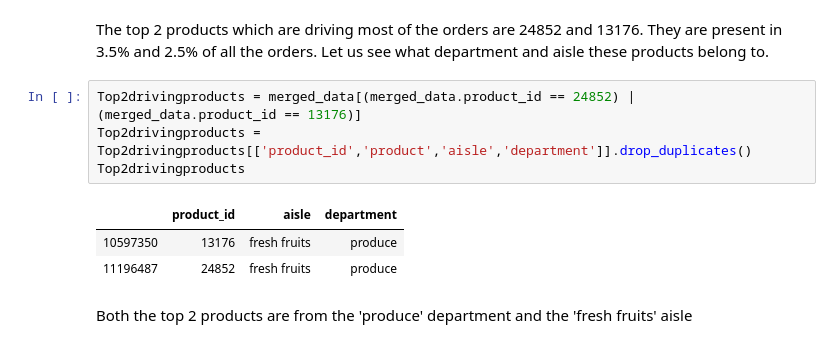
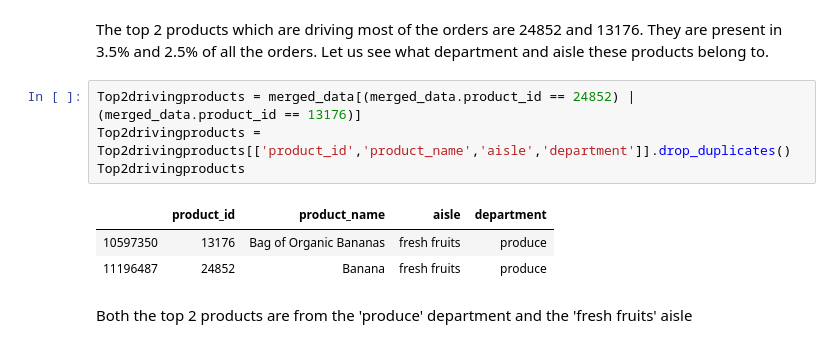
Before and after one commit to yashwanthky/Instacart_Market_Basket_Analysis, a Jupyter notebook: Data_Loading_Exploration.ipynb, the cells around one changed output. Cells and saved outputs as stored; diff of their text form.

```diff
--- a/Data_Loading_Exploration.ipynb
+++ b/Data_Loading_Exploration.ipynb
@@ -334,11 +334,11 @@ plt.title('Top 25 products which are driving orders');
 The top 2 products which are driving most of the orders are 24852 and 13176. They are present in 3.5% and 2.5% of all the orders. Let us see what department and aisle these products belong to.
 # %%
 Top2drivingproducts = merged_data[(merged_data.product_id == 24852) | (merged_data.product_id == 13176)]
-Top2drivingproducts = Top2drivingproducts[['product_id','product','aisle','department']].drop_duplicates()
+Top2drivingproducts = Top2drivingproducts[['product_id','product_name','aisle','department']].drop_duplicates()
 Top2drivingproducts
 # %% [output]
-|  | product_id | aisle | department |
-| 10597350 | 13176 | fresh fruits | produce |
-| 11196487 | 24852 | fresh fruits | produce |
+|  | product_id | product_name | aisle | department |
+| 10597350 | 13176 | Bag of Organic Bananas | fresh fruits | produce |
+| 11196487 | 24852 | Banana | fresh fruits | produce |
 # %% [markdown]
 Both the top 2 products are from the 'produce' department and the 'fresh fruits' aisle
```
